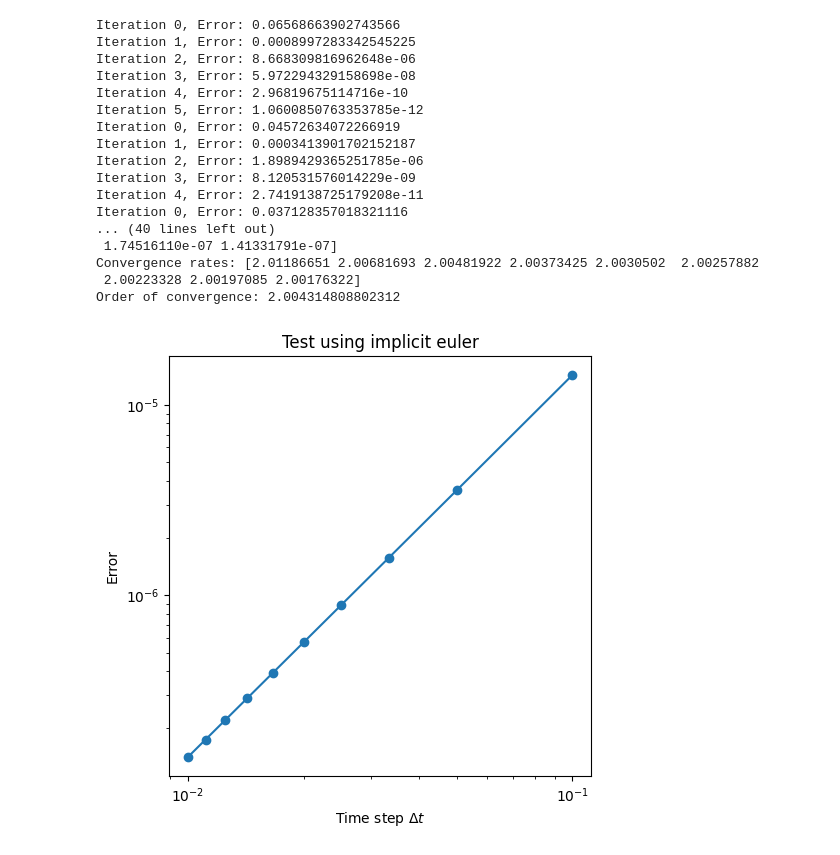
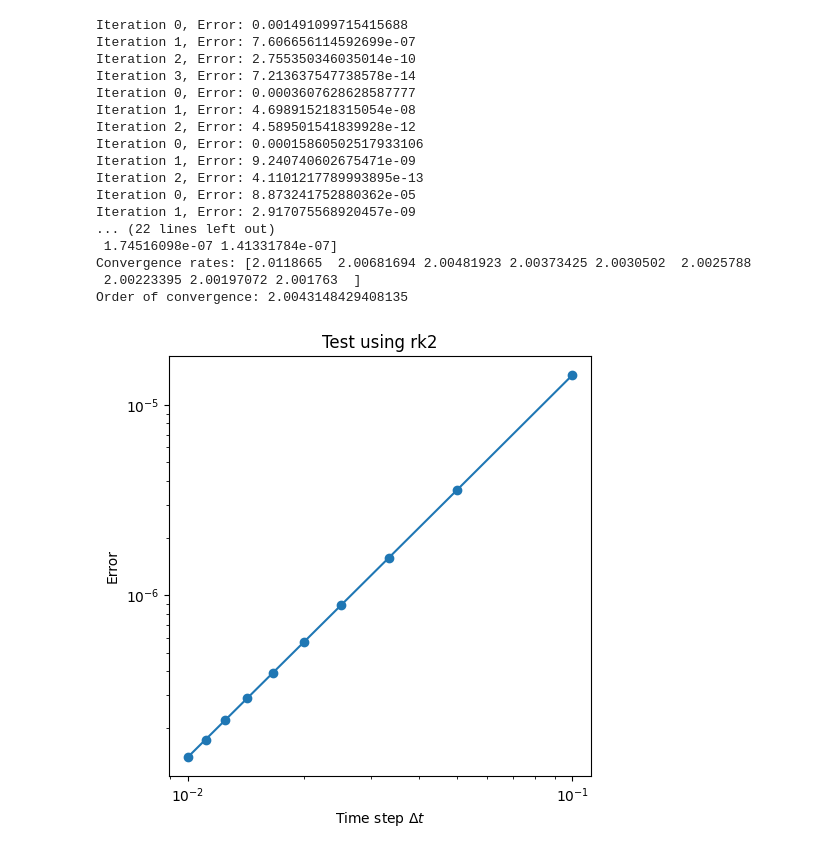
Before and after one commit to master-csmi/2024-m1-parareal, a Jupyter notebook: notebooks/Test.ipynb, the cells around one changed output. Drawn from its saved outputs; the diff is of its cells as text; code cells hidden in the pictures.

```diff
--- a/notebooks/Test.ipynb
+++ b/notebooks/Test.ipynb
@@ -219 +219,30 @@ Iteration 0, Error: 0.07118502784754073
 [interactive output not drawn]
+# %%
+from parareal.utils.converge_check import convergence_check
+from parareal.solver.beuler import beuler
+from parareal.solver.rk2 import rk2
+from parareal.test_func import z_exacte,z
+import matplotlib.pyplot as plt
+from mpi4py import MPI
+
+tspan = [0, 1]
+y0 = [0]
+tol = 1e-10
+max_iter = 10
+G_Nh=1
+F_Nh=10
+
+G = lambda tspan,u0, :beuler(z, tspan, u0, G_Nh)[1][-1]
+F = lambda tspan,u0, :rk2(z, tspan, u0, F_Nh)[1][-1]
+
+Ns = np.arange(10, 101, 10)
+dts, errors, convergence_rates, order_of_convergence = convergence_check(G,F,Ns,tspan,y0,max_iter,tol,z_exacte)
+
+if MPI.COMM_WORLD.Get_rank() == 0:
+    # Affichage des résultats de convergence
+    fig = plt.figure(figsize=(12, 12))
+    ax1 = fig.add_subplot(221)
+    ax1.loglog(dts, errors, '-o')
+    ax1.set_xlabel('Time step $\Delta t$')
+    ax1.set_ylabel('Error')
+    ax1.set_title('Test using implicit euler as coarse and rk2 as fine func')
@@ -220,48 +268,47 @@ Iteration 0, Error: 0.07118502784754073
 # %%
 from parareal.utils.converge_check import convergence_check
 from parareal.solver.beuler import beuler
 from parareal.solver.rk2 import rk2
 from parareal.test_func import z_exacte,z
 import matplotlib.pyplot as plt
 from mpi4py import MPI
 
 tspan = [0, 1]
 y0 = [0]
 tol = 1e-10
 max_iter = 10
 G_Nh=1
 F_Nh=10
 
-G = lambda tspan,u0, :beuler(z, tspan, u0, G_Nh)[1][-1]
+G = lambda tspan,u0, :rk2(z, tspan, u0, G_Nh)[1][-1]
 F = lambda tspan,u0, :rk2(z, tspan, u0, F_Nh)[1][-1]
-
 Ns = np.arange(10, 101, 10)
 dts, errors, convergence_rates, order_of_convergence = convergence_check(G,F,Ns,tspan,y0,max_iter,tol,z_exacte)
 
 if MPI.COMM_WORLD.Get_rank() == 0:
     # Affichage des résultats de convergence
     fig = plt.figure(figsize=(12, 12))
     ax1 = fig.add_subplot(221)
     ax1.loglog(dts, errors, '-o')
     ax1.set_xlabel('Time step $\Delta t$')
     ax1.set_ylabel('Error')
-    ax1.set_title('Test using implicit euler')
+    ax1.set_title('Test using rk2')
 # %% [output]
-Iteration 0, Error: 0.06568663902743566
-Iteration 1, Error: 0.0008997283342545225
-Iteration 2, Error: 8.668309816962648e-06
-Iteration 3, Error: 5.972294329158698e-08
-Iteration 4, Error: 2.96819675114716e-10
-Iteration 5, Error: 1.0600850763353785e-12
-Iteration 0, Error: 0.04572634072266919
-Iteration 1, Error: 0.0003413901702152187
-Iteration 2, Error: 1.8989429365251785e-06
-Iteration 3, Error: 8.120531576014229e-09
-Iteration 4, Error: 2.7419138725179208e-11
-Iteration 0, Error: 0.037128357018321116
-... (40 lines left out)
- 1.74516110e-07 1.41331791e-07]
-Convergence rates: [2.01186651 2.00681693 2.00481922 2.00373425 2.0030502  2.00257882
- 2.00223328 2.00197085 2.00176322]
-Order of convergence: 2.004314808802312
+Iteration 0, Error: 0.001491099715415688
+Iteration 1, Error: 7.606656114592699e-07
+Iteration 2, Error: 2.755350346035014e-10
+Iteration 3, Error: 7.213637547738578e-14
+Iteration 0, Error: 0.0003607628628587777
+Iteration 1, Error: 4.698915218315054e-08
+Iteration 2, Error: 4.589501541839928e-12
+Iteration 0, Error: 0.00015860502517933106
+Iteration 1, Error: 9.240740602675471e-09
+Iteration 2, Error: 4.1101217789993895e-13
+Iteration 0, Error: 8.873241752880362e-05
+Iteration 1, Error: 2.917075568920457e-09
+... (22 lines left out)
+ 1.74516098e-07 1.41331784e-07]
+Convergence rates: [2.0118665  2.00681694 2.00481923 2.00373425 2.0030502  2.0025788
+ 2.00223395 2.00197072 2.001763  ]
+Order of convergence: 2.0043148429408135
-[figure, old version]
+[figure, new version]
```
Also changed, not shown: parts of 7 cells of this notebook.
